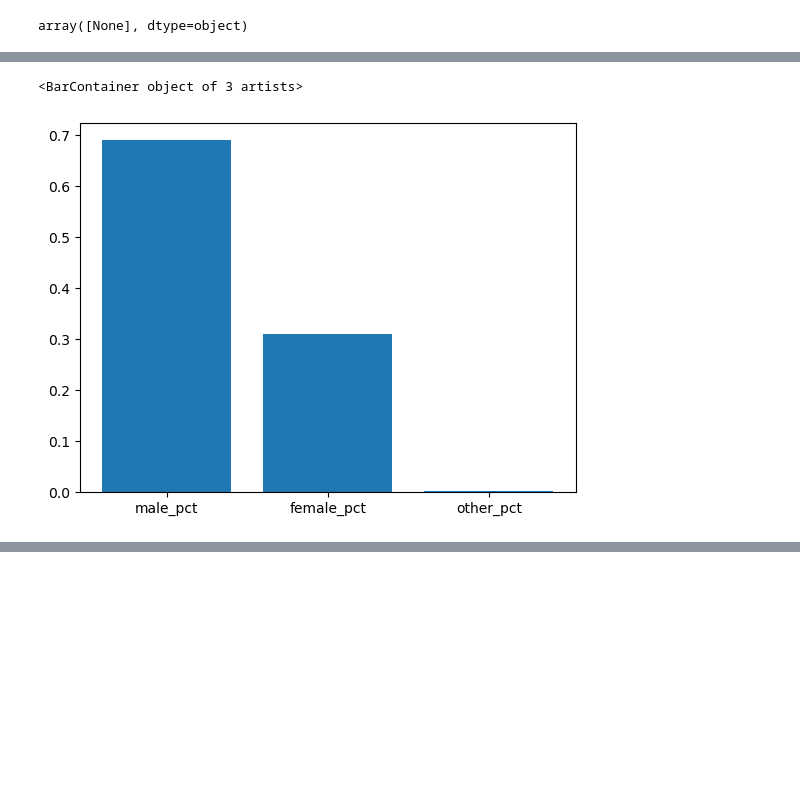
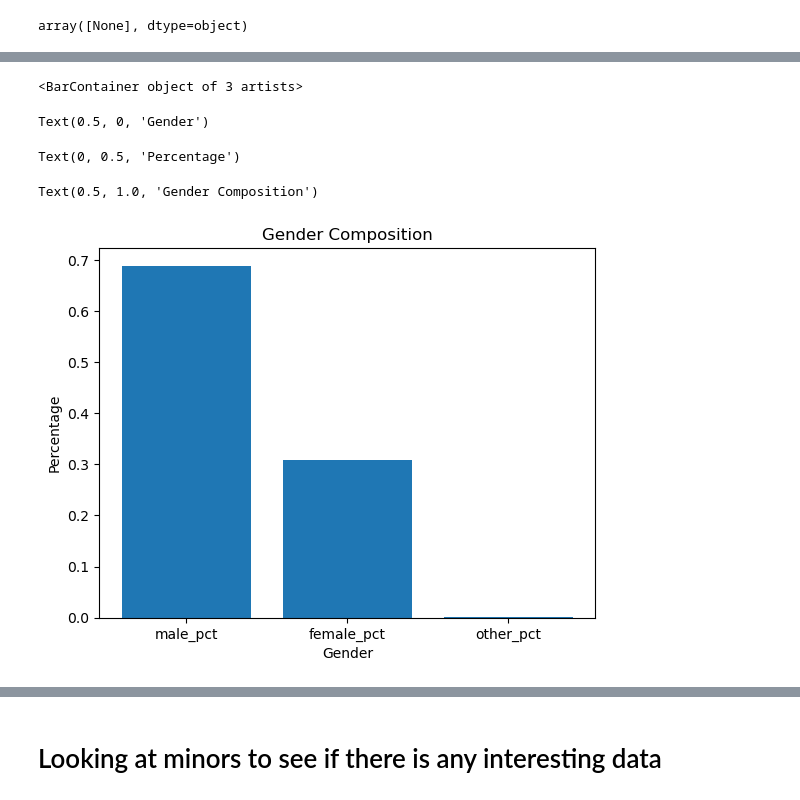
Before and after one commit to orenpk/QSS-20-Final-Project, a Jupyter notebook: Final_project_code.ipynb, the cells around one changed output, grey strips where cells are left out. Cells and saved outputs as stored; diff of their text form; code cells hidden in the pictures; blank space fills up the shorter version.

```diff
--- a/Final_project_code.ipynb
+++ b/Final_project_code.ipynb
@@ -105,19 +153,28 @@ See the caveats in the documentation: https://pandas.pydata.org/pandas-docs/stab
 # %%
 ## Finding Gender Composition
 total_entries = len(demo)
 male = demo['gender_clean'].value_counts().loc['Male']/total_entries
 female = demo['gender_clean'].value_counts().loc['Female']/total_entries
 other = demo['gender_clean'].value_counts().loc['Other']/total_entries
 
 gender_pct = pd.DataFrame({
     'gender': ['male_pct', 'female_pct', 'other_pct'],
     'percentage': [male, female, other]
 })
 
 plt.bar(gender_pct['gender'], gender_pct['percentage'])
+plt.xlabel('Gender')
+plt.ylabel('Percentage')
+plt.title('Gender Composition')
+
+# Save the figure
+plt.savefig('output/gender_composition.png')
 # %% [output]
 <BarContainer object of 3 artists>
+Text(0.5, 0, 'Gender')
+Text(0, 0.5, 'Percentage')
+Text(0.5, 1.0, 'Gender Composition')
-[figure, old version]
+[figure, new version]
 # %%
 ## Cleaning Living Situation Data
 demo['Current living situation at enrollment to START'].unique()
@@ -139,6 +196,8 @@ array(['Group home', 'Family home', 'Foster care home',
        'Other: Resides with grandparents',
        'Other: Enhanced Behavioral Support Home',
        'Other: Living with family friend '], dtype=object)
+# %% [markdown]
+# Looking at minors to see if there is any interesting data
 # %%
 df_sirs.columns
 
```
Also changed, not shown: parts of 15 cells of this notebook, 6 other files.
